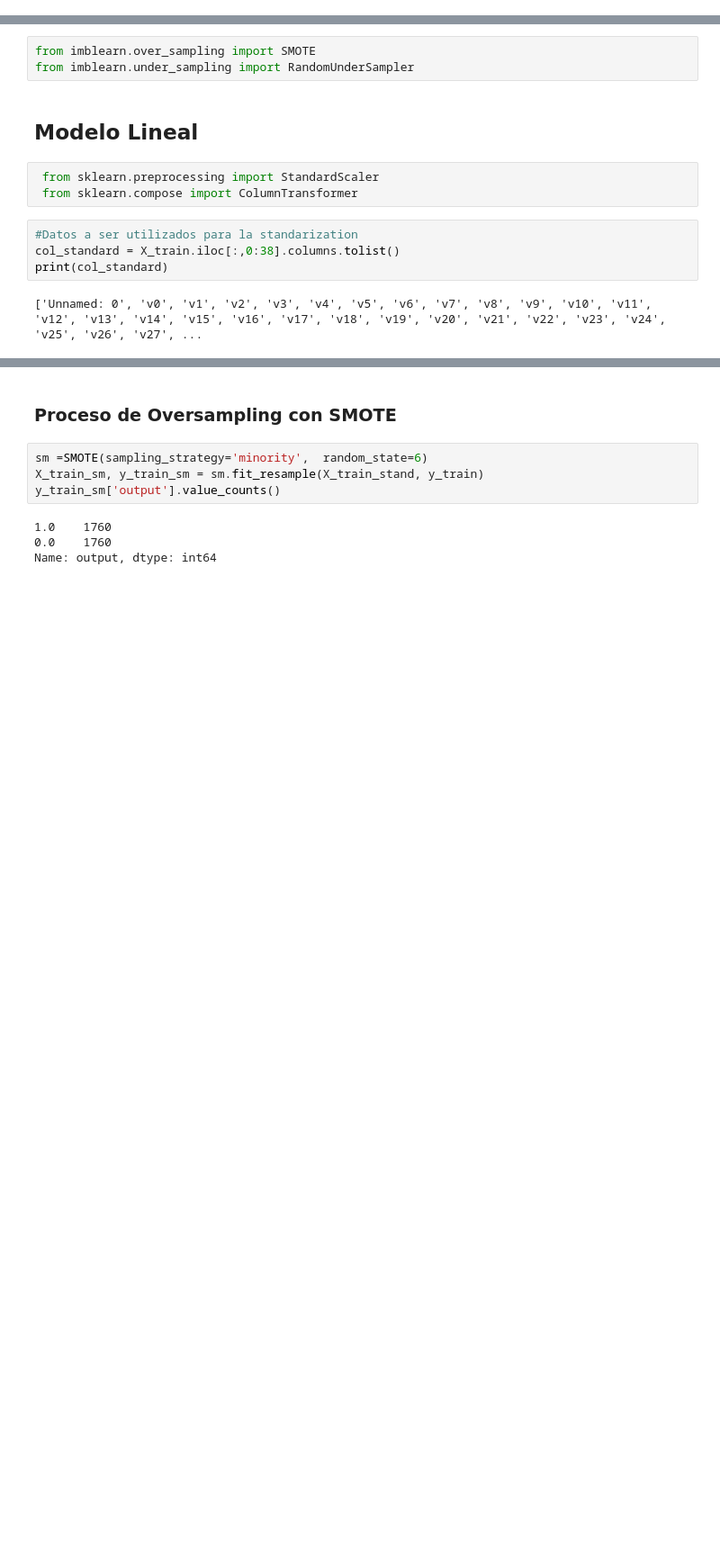
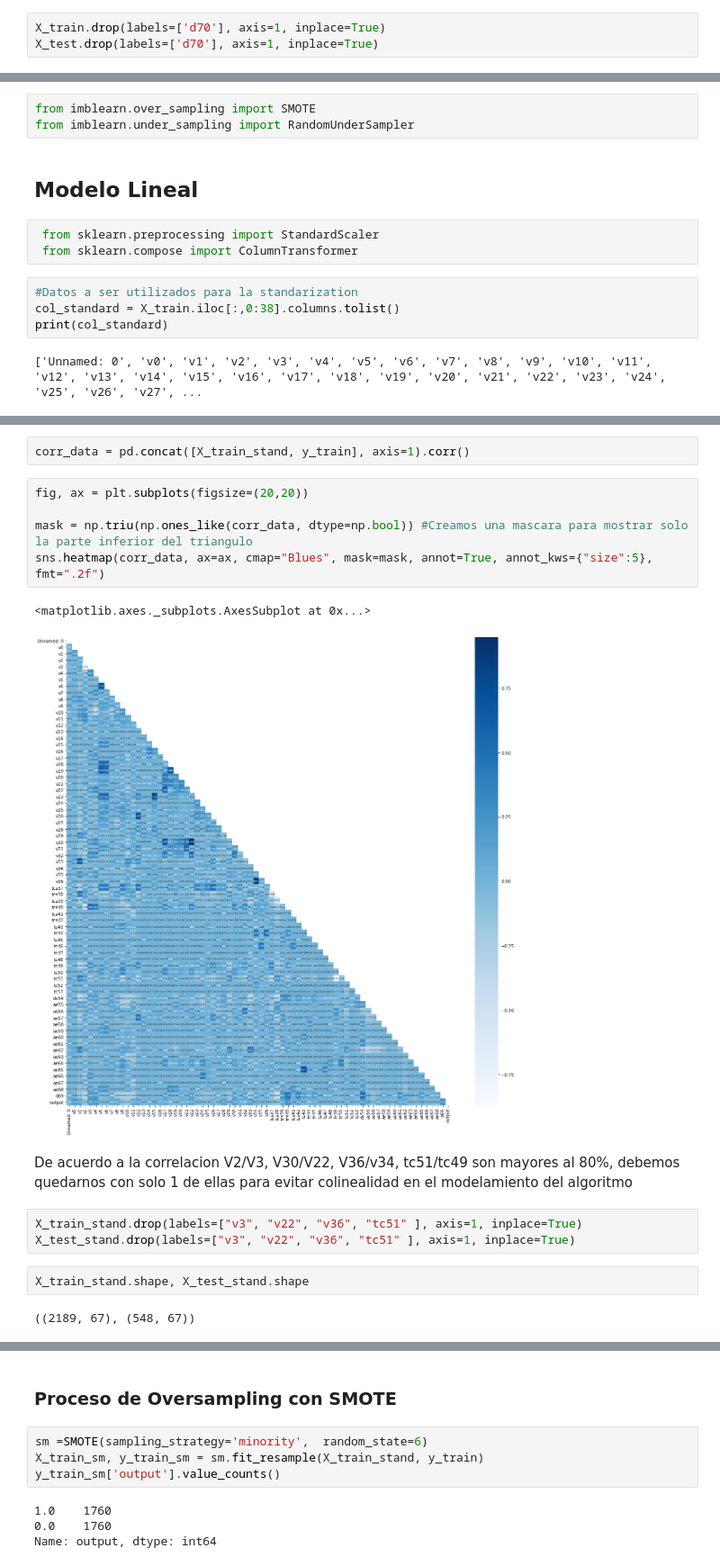
Before and after one commit to Camilongon/credit_interview, a Jupyter notebook: interview_test.ipynb, the cells around one changed output, grey strips where cells are left out. Shown at 90% size. Saved outputs shown, nothing was run; the diff lists cells and outputs as text; blank space fills up the shorter version.

```diff
--- a/interview_test.ipynb
+++ b/interview_test.ipynb
@@ -81,3 +74,6 @@ None
+# %%
+X_train.drop(labels=['d70'], axis=1, inplace=True)
+X_test.drop(labels=['d70'], axis=1, inplace=True)
 # %% [markdown]
 Consideramos que los primeros 38 columnas (aquellas que tienen como prefijo 'v'),  seran considerados vairables continuas, aunque probablemente la primera columna (Unnamed: 0) sea algun id del dataset, el resto seran datos resultados de categorias.
 
@@ -121,0 +119,19 @@ X_train_stand.head()
+# %%
+corr_data = pd.concat([X_train_stand, y_train], axis=1).corr()
+# %%
+fig, ax = plt.subplots(figsize=(20,20))
+
+mask = np.triu(np.ones_like(corr_data, dtype=np.bool)) #Creamos una mascara para mostrar solo la parte inferior del triangulo
+sns.heatmap(corr_data, ax=ax, cmap="Blues", mask=mask, annot=True, annot_kws={"size":5}, fmt=".2f")
+# %% [output]
+<matplotlib.axes._subplots.AxesSubplot at 0x...>
+[figure, added]
+# %% [markdown]
+De acuerdo a la correlacion V2/V3, V30/V22, V36/v34, tc51/tc49 son mayores al 80%, debemos quedarnos con solo 1 de ellas para evitar colinealidad en el modelamiento del algoritmo
+# %%
+X_train_stand.drop(labels=["v3", "v22", "v36", "tc51" ], axis=1, inplace=True)
+X_test_stand.drop(labels=["v3", "v22", "v36", "tc51" ], axis=1, inplace=True)
+# %%
+X_train_stand.shape, X_test_stand.shape
+# %% [output]
+((2189, 67), (548, 67))
```
Also changed, not shown: parts of 26 cells of this notebook.
